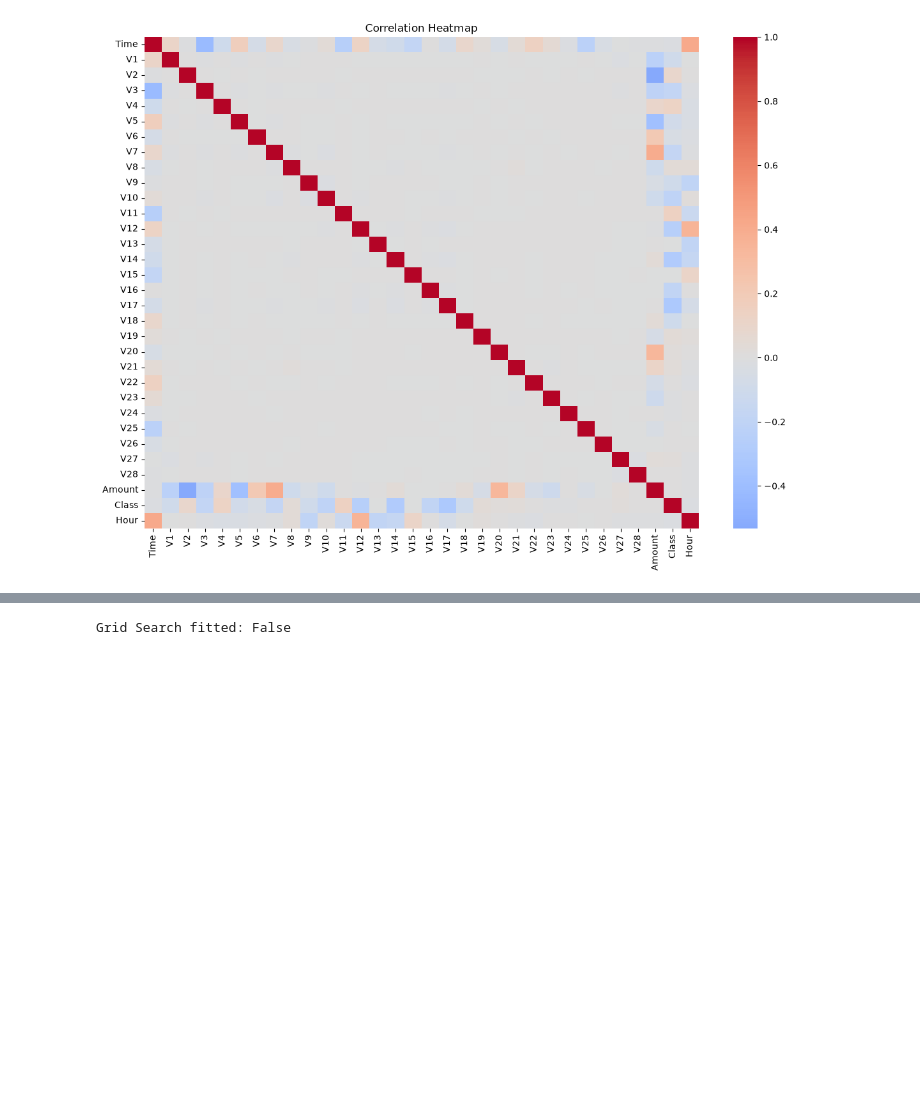
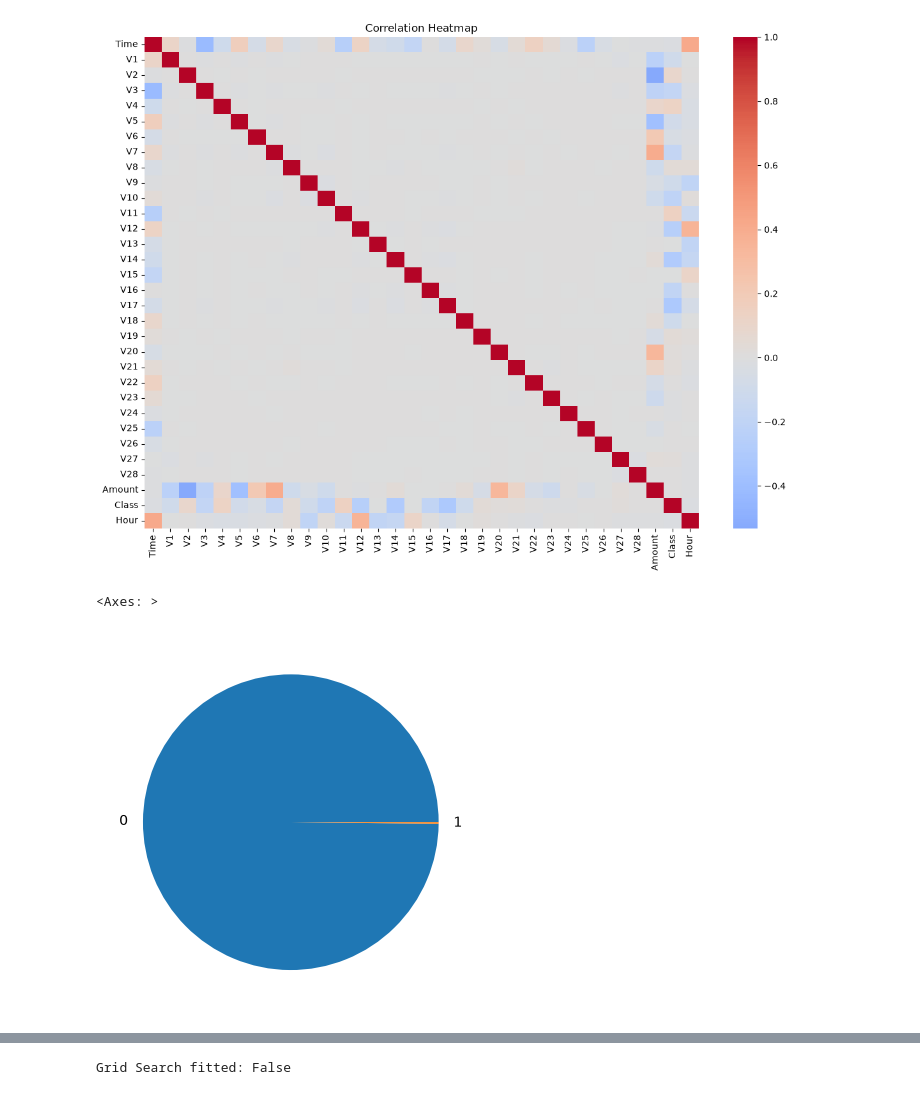
Before and after one commit to poornimmadevi-369555/CapStone_Project, a Jupyter notebook: Project.PD.ipynb, the cells around one changed output, grey strips where cells are left out. Drawn from its saved outputs; the diff is of its cells as text; code cells hidden in the pictures; blank space fills up the shorter version.

```diff
--- a/Project.PD.ipynb
+++ b/Project.PD.ipynb
@@ -150,3 +150,8 @@ plt.title("Correlation Heatmap")
 plt.show()
 # %% [output]
 [figure]
+# %%
+df['Class'].value_counts().plot(kind='pie')
+# %% [output]
+<Axes: >
+[figure, added]
```
Also changed, not shown: parts of 16 cells of this notebook.
